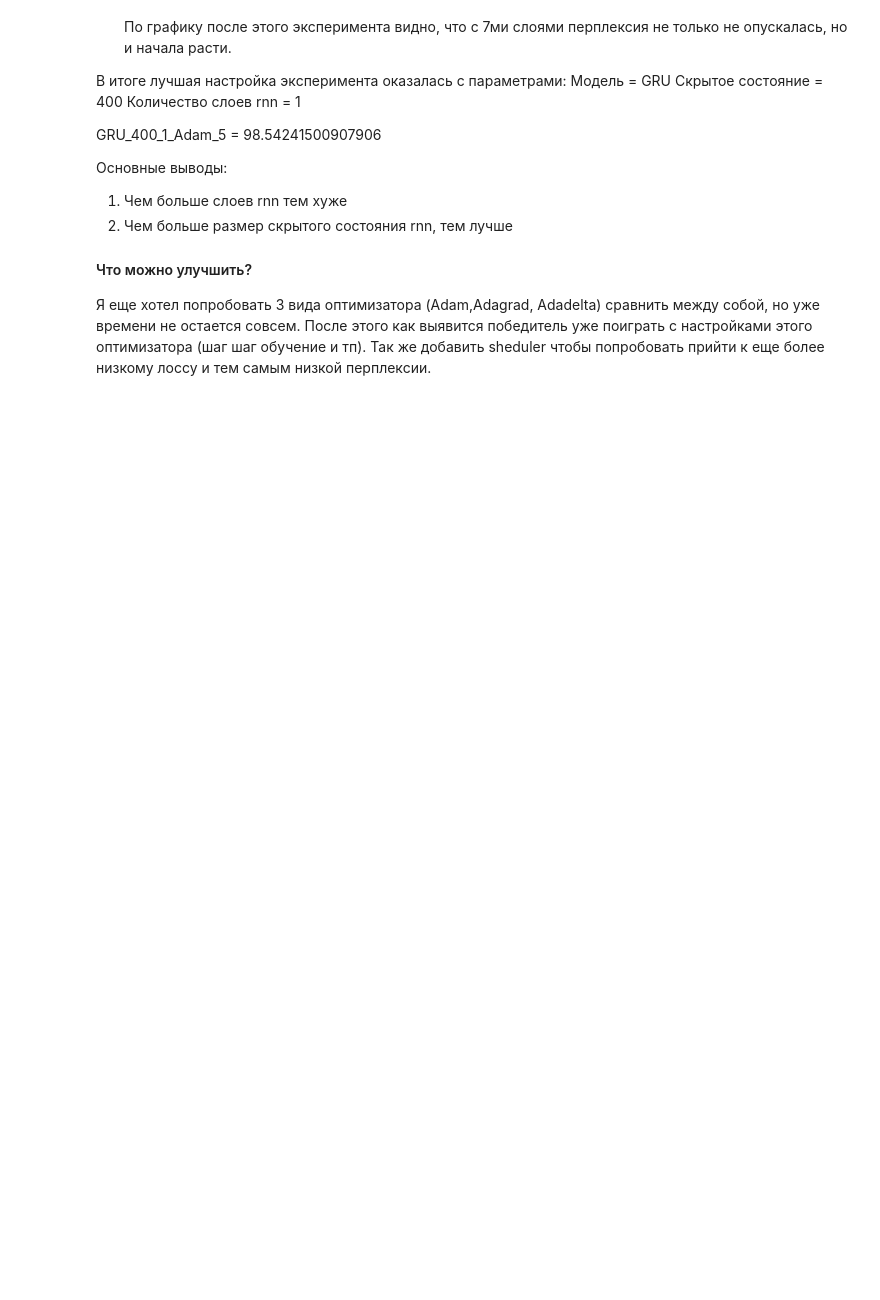
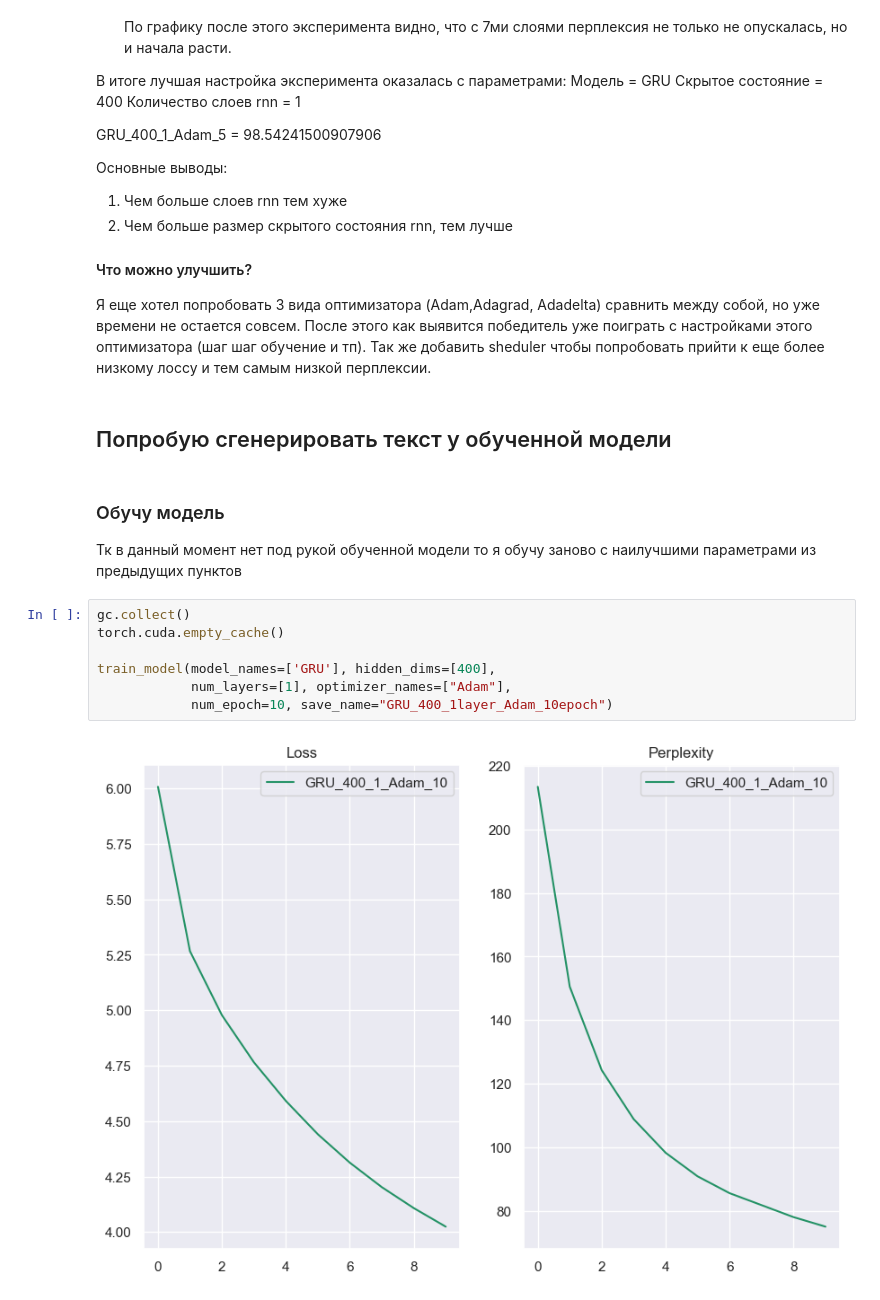
Before and after one commit to pzelenin92/DeepLearningSchool, a Jupyter notebook: DeepLearningSchool_Part2_2023/03.Language modelling/HW_03/hw_language_modelling_Pavel_Zelenin.ipynb, the cells around one changed output. Saved outputs shown, nothing was run; the diff lists cells and outputs as text; blank space fills up the shorter version.

```diff
--- a/DeepLearningSchool_Part2_2023/03.Language modelling/HW_03/hw_language_modelling_Pavel_Zelenin.ipynb
+++ b/DeepLearningSchool_Part2_2023/03.Language modelling/HW_03/hw_language_modelling_Pavel_Zelenin.ipynb
@@ -794,3 +794,18 @@ GRU_400_1_Adam_5 = 98.54241500907906
 #### Что можно улучшить?
 
 Я еще хотел попробовать 3 вида оптимизатора (Adam,Adagrad, Adadelta) сравнить между собой, но уже времени не остается совсем. После этого как выявится победитель уже поиграть с настройками этого оптимизатора (шаг шаг обучение и тп). Так же добавить sheduler чтобы попробовать прийти к еще более низкому лоссу и тем самым низкой перплексии.
+# %% [markdown]
+## Попробую сгенерировать текст у обученной модели
+# %% [markdown]
+### Обучу модель
+
+Тк в данный момент нет под рукой обученной модели то я обучу заново с наилучшими параметрами из предыдущих пунктов
+# %%
+gc.collect()
+torch.cuda.empty_cache()
+
+train_model(model_names=['GRU'], hidden_dims=[400],
+            num_layers=[1], optimizer_names=["Adam"],
+            num_epoch=10, save_name="GRU_400_1layer_Adam_10epoch")
+# %% [output]
+[figure, added]
```
Also changed, not shown: parts of 18 cells of this notebook.
